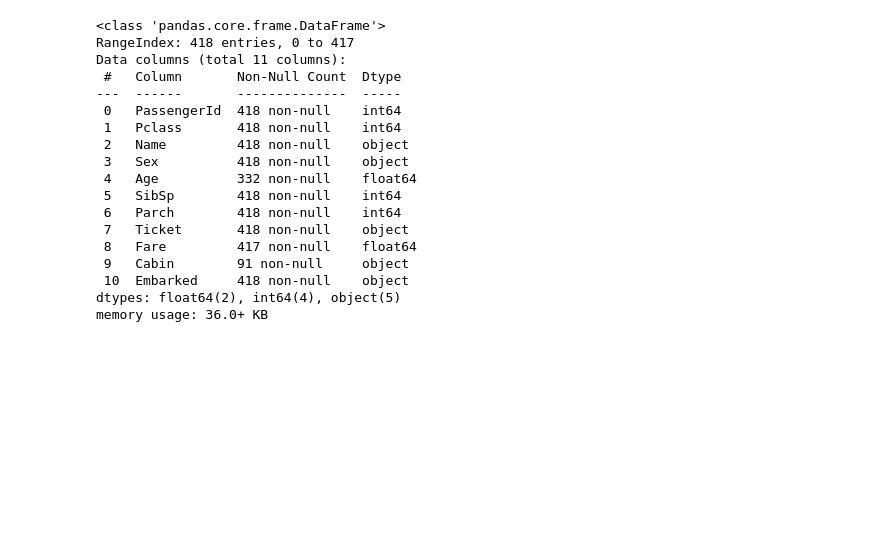
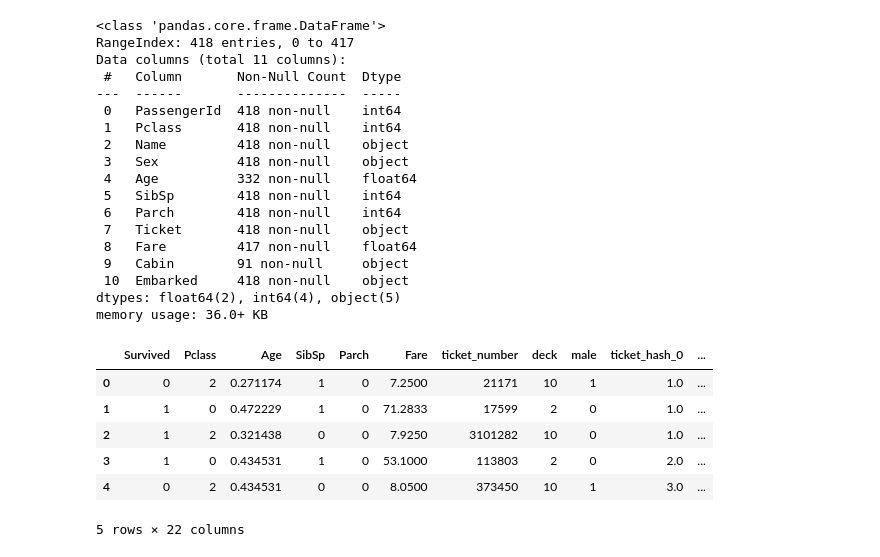
Before and after one commit to lBasket/KaggleTitanic, a Jupyter notebook: Titanic.ipynb, the cells around one changed output. Drawn from its saved outputs; the diff is of its cells as text; code cells hidden in the pictures; blank space fills up the shorter version.

```diff
--- a/Titanic.ipynb
+++ b/Titanic.ipynb
@@ -384,0 +516,14 @@ test_results.to_csv('titanic_test_results.csv', index=False)
+# %%
+# TEMP Class tester cell
+trns = InitAttributeCleaner2(ticket_handle='hash', hash_number=10)
+ghg = trns.transform(titanic_raw)
+
+ghg.head()
+# %% [output]
+|  | Survived | Pclass | Age | SibSp | Parch | Fare | ticket_number | deck | male | ticket_hash_0 | ... |
+| 0 | 0 | 2 | 0.271174 | 1 | 0 | 7.2500 | 21171 | 10 | 1 | 1.0 | ... |
+| 1 | 1 | 0 | 0.472229 | 1 | 0 | 71.2833 | 17599 | 2 | 0 | 1.0 | ... |
+| 2 | 1 | 2 | 0.321438 | 0 | 0 | 7.9250 | 3101282 | 10 | 0 | 1.0 | ... |
+| 3 | 1 | 0 | 0.434531 | 1 | 0 | 53.1000 | 113803 | 2 | 0 | 2.0 | ... |
+| 4 | 0 | 2 | 0.434531 | 0 | 0 | 8.0500 | 373450 | 10 | 1 | 3.0 | ... |
+5 rows × 22 columns
```
Also changed, not shown: parts of 4 cells of this notebook.
